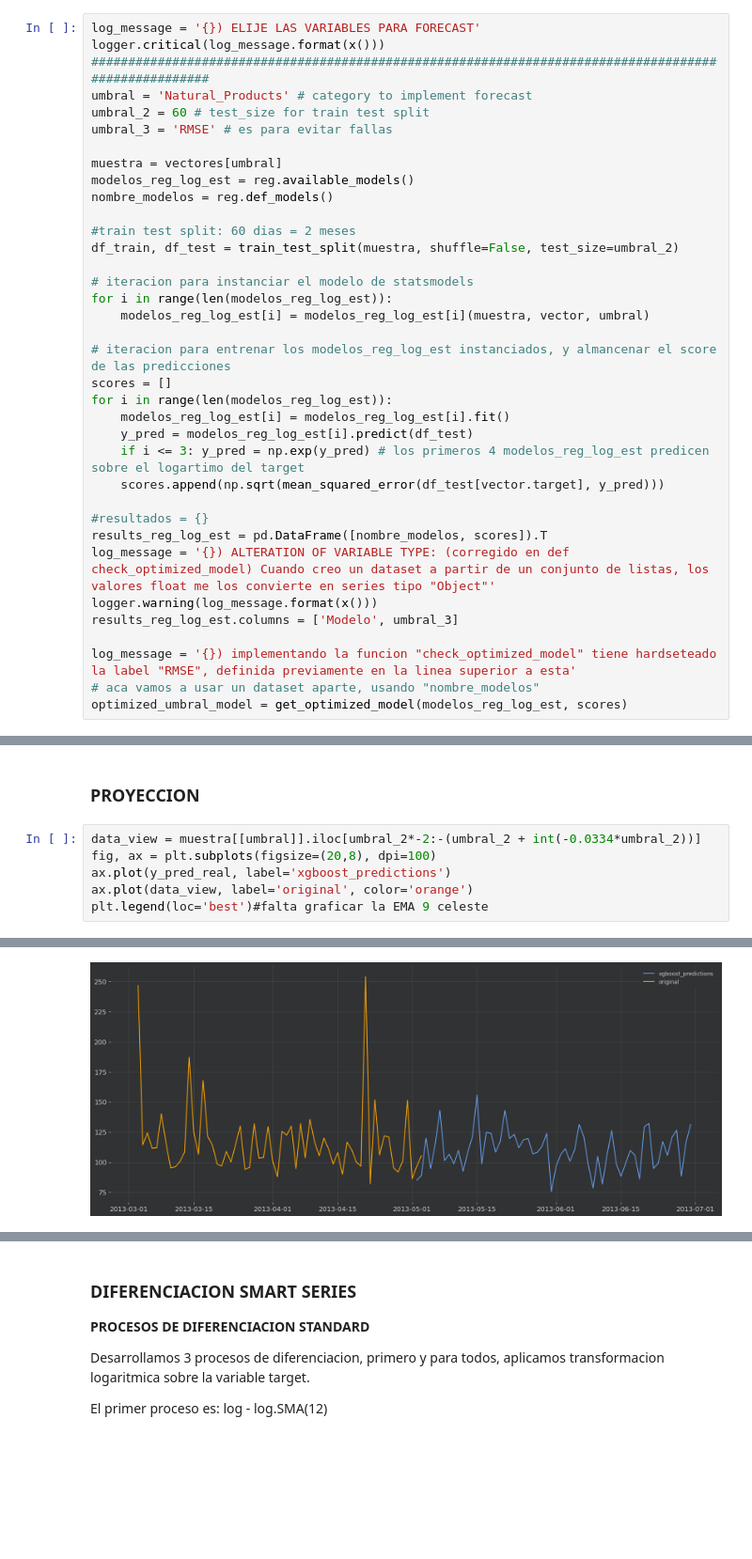
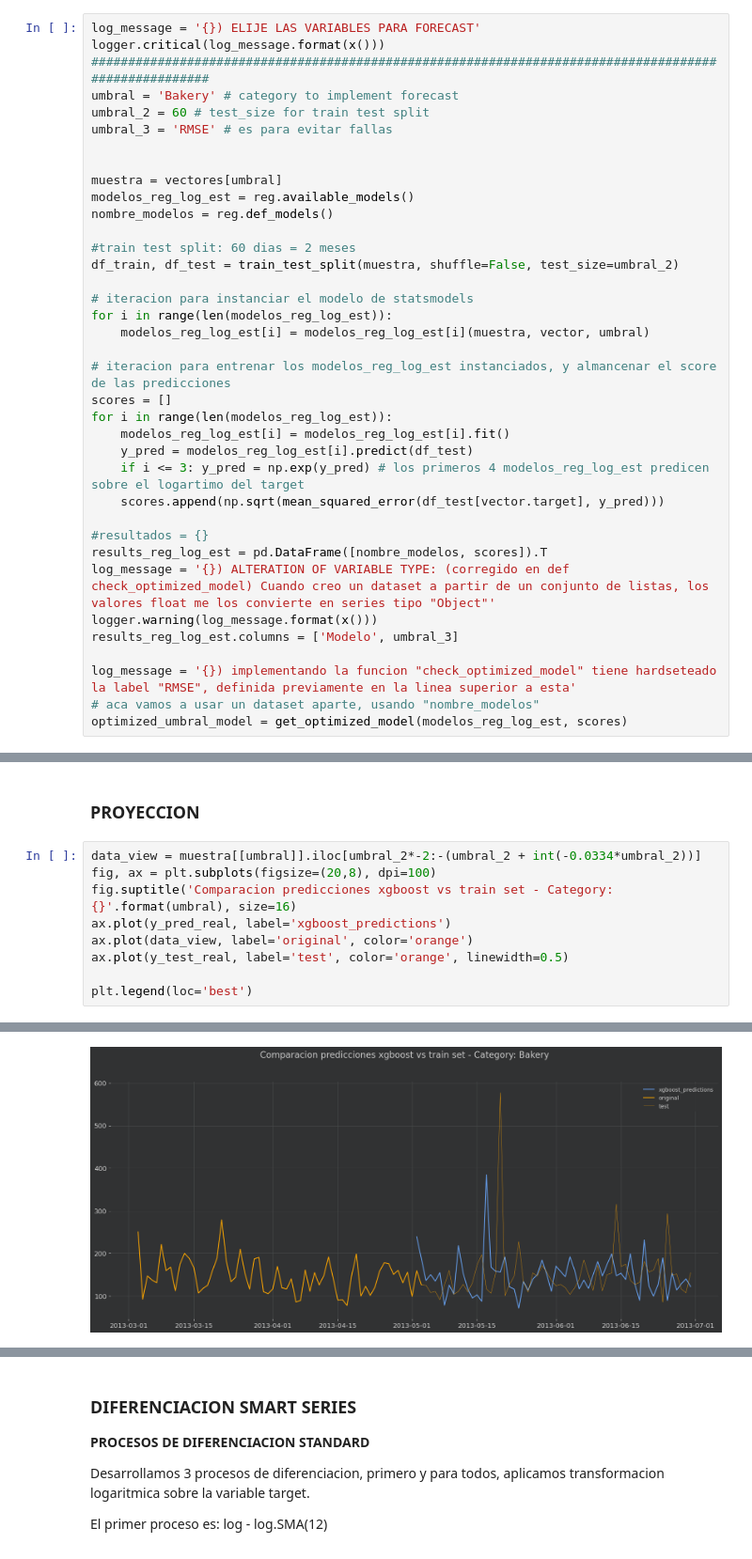
Before and after one commit to AgustinSt1990/tp_final, a Jupyter notebook: TP_FINAL_Machine_Learning_V2.ipynb, the cells around one changed output, grey strips where cells are left out. Shown at 94% size. Cells and saved outputs as stored; diff of their text form; blank space fills up the shorter version.

```diff
--- a/TP_FINAL_Machine_Learning_V2.ipynb
+++ b/TP_FINAL_Machine_Learning_V2.ipynb
@@ -135,9 +150,10 @@ Entrenamiento de 6 modelos seleccion por umbral, quedandose con el mejor de cada
 log_message = '{}) ELIJE LAS VARIABLES PARA FORECAST'
 logger.critical(log_message.format(x()))
 #####################################################################################################
-umbral = 'Natural_Products' # category to implement forecast
+umbral = 'Bakery' # category to implement forecast
 umbral_2 = 60 # test_size for train test split
 umbral_3 = 'RMSE' # es para evitar fallas
+
 
 muestra = vectores[umbral]
 modelos_reg_log_est = reg.available_models()
@@ -219,9 +243,12 @@ if xgboost_optimize:
 # %%
 data_view = muestra[[umbral]].iloc[umbral_2*-2:-(umbral_2 + int(-0.0334*umbral_2))]
 fig, ax = plt.subplots(figsize=(20,8), dpi=100)
+fig.suptitle('Comparacion predicciones xgboost vs train set - Category: {}'.format(umbral), size=16)
 ax.plot(y_pred_real, label='xgboost_predictions')
 ax.plot(data_view, label='original', color='orange')
-plt.legend(loc='best')#falta graficar la EMA 9 celeste
+ax.plot(y_test_real, label='test', color='orange', linewidth=0.5)
+
+plt.legend(loc='best')
 # %% [output]
 <matplotlib.legend.Legend at 0x...>
-[figure, old version]
+[figure, new version]
```
Also changed, not shown: parts of 30 cells of this notebook, 4 other files.
